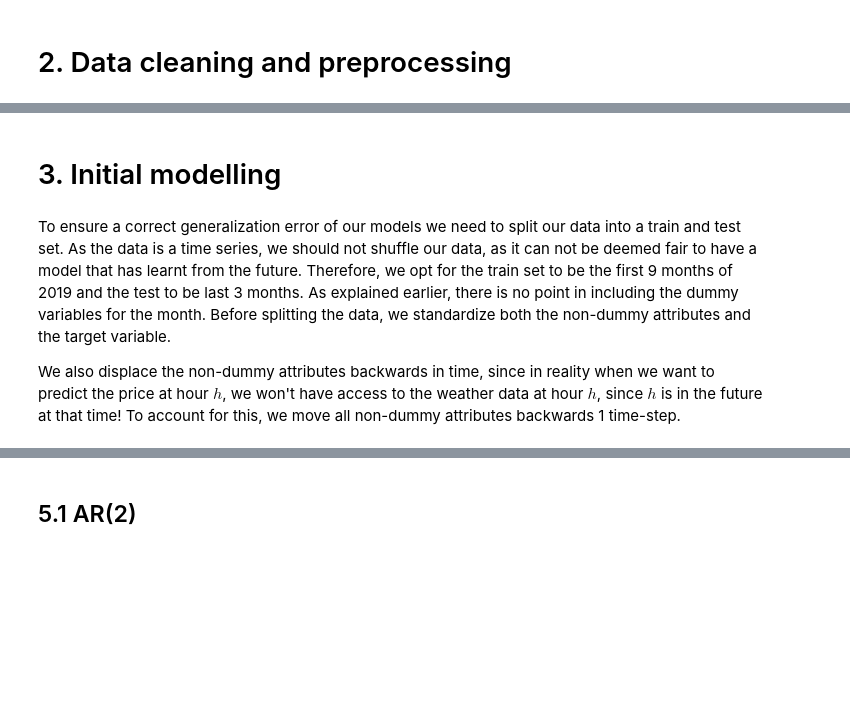
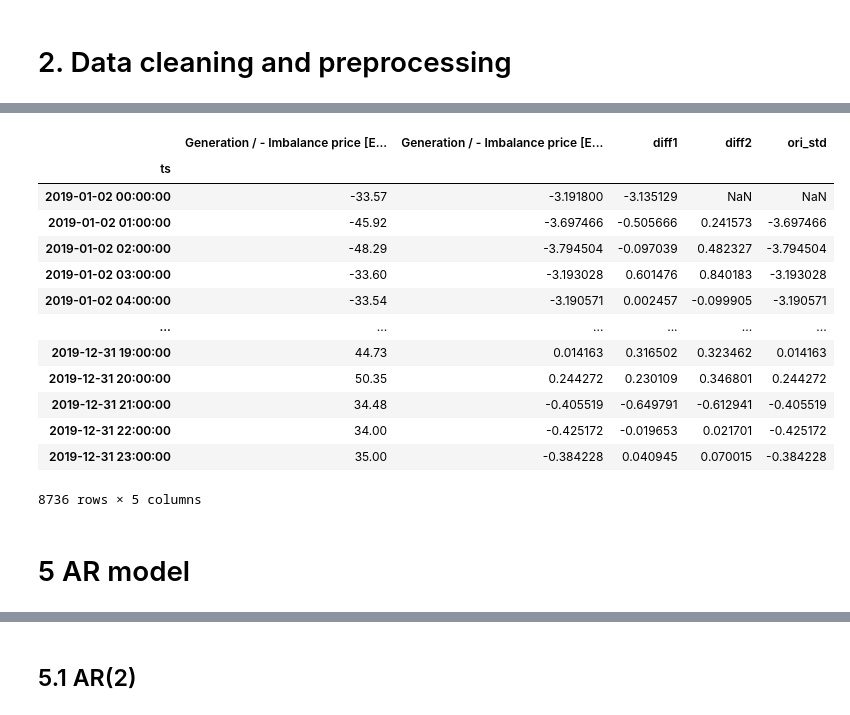
Before and after one commit to emilhelgren/online-market-based-operation-of-power-to-x-assets, a Jupyter notebook: forecasting_balancing_prices.ipynb, the cells around one changed output, grey strips where cells are left out. Cells and saved outputs as stored; diff of their text form; code cells hidden in the pictures; blank space fills up the shorter version.

```diff
--- a/forecasting_balancing_prices.ipynb
+++ b/forecasting_balancing_prices.ipynb
@@ -44,9 +42,9 @@ def add_calendar_features(df):
     df_new = df.copy()
     df_new['ts'] = pd.Timestamp('2019-01-01')+pd.to_timedelta(df_new.index, unit='H')
     df_new.set_index(['ts'], inplace=True)
-    df_new["Month"] = pd.DatetimeIndex(df.index).month
-    df_new["Hour"] = pd.DatetimeIndex(df.index).hour
-    df_new["Day of Week"] = pd.DatetimeIndex(df.index).dayofweek
+    df_new["Month"] = pd.DatetimeIndex(df_new.index).month
+    df_new["Hour"] = pd.DatetimeIndex(df_new.index).hour
+    df_new["Day of Week"] = pd.DatetimeIndex(df_new.index).dayofweek
     df_new = pd.concat([df_new, pd.get_dummies(df_new["Day of Week"], "dow")], axis=1)
     df_new = pd.concat([df_new, pd.get_dummies(df_new["Hour"], "hod")], axis=1)
     df_new = pd.concat([df_new, pd.get_dummies(df_new["Month"], "month")], axis=1)
@@ -118,7 +131,40 @@ From the plot above it can be seen how the elspotprices peak in the morning wher
+# %%
+columnName = 'Generation / - Imbalance price [EUR/MWh] - MBA|DK2'
+ts = df_dw[[columnName]].copy()
+
+# Standardize based on training set
+ts_mean = ts[:"2019-10-01"].mean()
+ts_std = ts[:"2019-10-01"].std()
+ts[f"{columnName}_std"] = (ts - ts_mean)/ts_std
+
+#diff in standardized domain
+ts["diff1"] = ts[f"{columnName}_std"].diff(1)    # Transform with 1h diff
+ts["diff2"] = ts["diff1"].diff(24)              # Transform with 24h diff
+
+#create function that transforms back into original domain
+def getPriceDomain(df):
+  diff1 = df['diff1'].shift(24) + df['diff2']     # Reverse the 24h diff
+  ori = df[f'{columnName}_std'].shift(1) + diff1   # Reverse the 1h diff
+  return ori
+
+
+ts["ori_std"] = getPriceDomain(ts)
+ts.iloc[24:,:]
+# %% [output]
+|  | Generation / - Imbalance price [E... | Generation / - Imbalance price [E... | diff1 | diff2 | ori_std |
+| ts |  |  |  |  |  |
+| 2019-01-02 00:00:00 | -33.57 | -3.191800 | -3.135129 | NaN | NaN |
+| 2019-01-02 01:00:00 | -45.92 | -3.697466 | -0.505666 | 0.241573 | -3.697466 |
+| 2019-01-02 02:00:00 | -48.29 | -3.794504 | -0.097039 | 0.482327 | -3.794504 |
+| 2019-01-02 03:00:00 | -33.60 | -3.193028 | 0.601476 | 0.840183 | -3.193028 |
+| 2019-01-02 04:00:00 | -33.54 | -3.190571 | 0.002457 | -0.099905 | -3.190571 |
+| ... | ... | ... | ... | ... | ... |
+| 2019-12-31 19:00:00 | 44.73 | 0.014163 | 0.316502 | 0.323462 | 0.014163 |
+| 2019-12-31 20:00:00 | 50.35 | 0.244272 | 0.230109 | 0.346801 | 0.244272 |
+| 2019-12-31 21:00:00 | 34.48 | -0.405519 | -0.649791 | -0.612941 | -0.405519 |
+| 2019-12-31 22:00:00 | 34.00 | -0.425172 | -0.019653 | 0.021701 | -0.425172 |
+| 2019-12-31 23:00:00 | 35.00 | -0.384228 | 0.040945 | 0.070015 | -0.384228 |
+8736 rows × 5 columns
 # %% [markdown]
-<a name="part3"></a>
-# 3. Initial modelling
+<a name="part5"></a>
+# 5 AR model
-# %% [markdown]
-To ensure a correct generalization error of our models we need to split our data into a train and test set. As the data is a time series, we should not shuffle our data, as it can not be deemed fair to have a model that has learnt from the future. Therefore, we opt for the train set to be the first 9 months of 2019 and the test to be last 3 months. As explained earlier, there is no point in including the dummy variables for the month. Before splitting the data, we standardize both the non-dummy attributes and the target variable.
-
-We also displace the non-dummy attributes backwards in time, since in reality when we want to predict the price at hour $h$, we won't have access to the weather data at hour $h$, since $h$ is in the future at that time! To account for this, we move all non-dummy attributes backwards 1 time-step.
```
Also changed, not shown: parts of 90 cells of this notebook.
